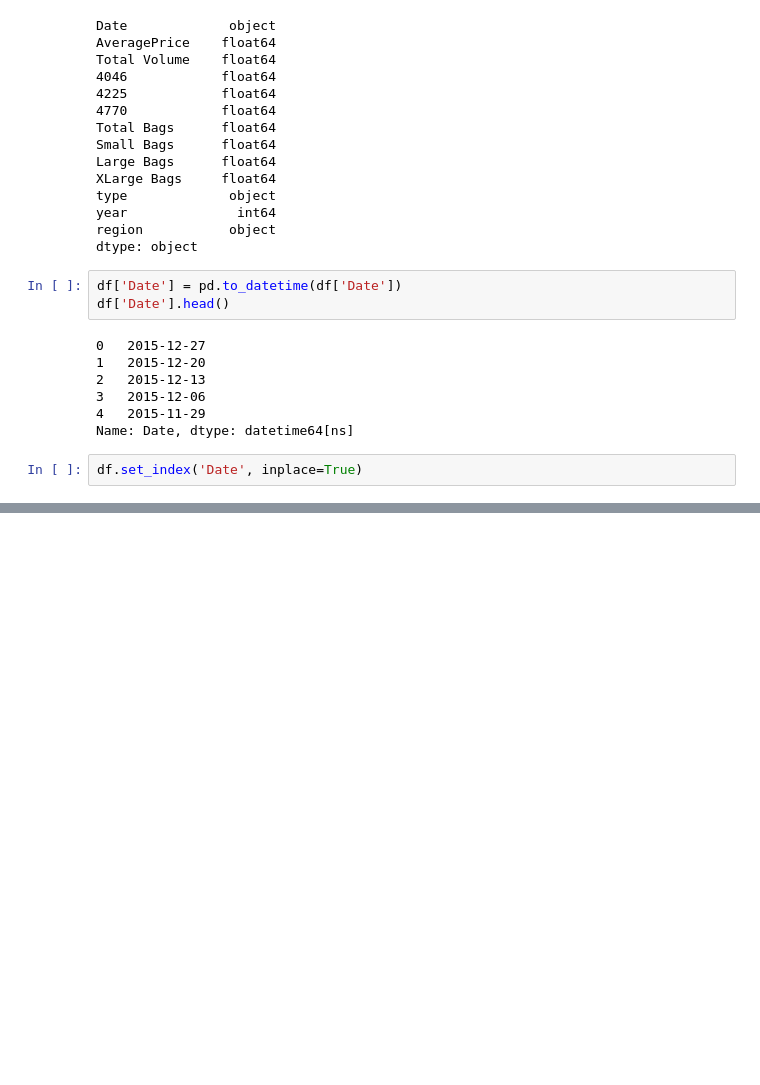
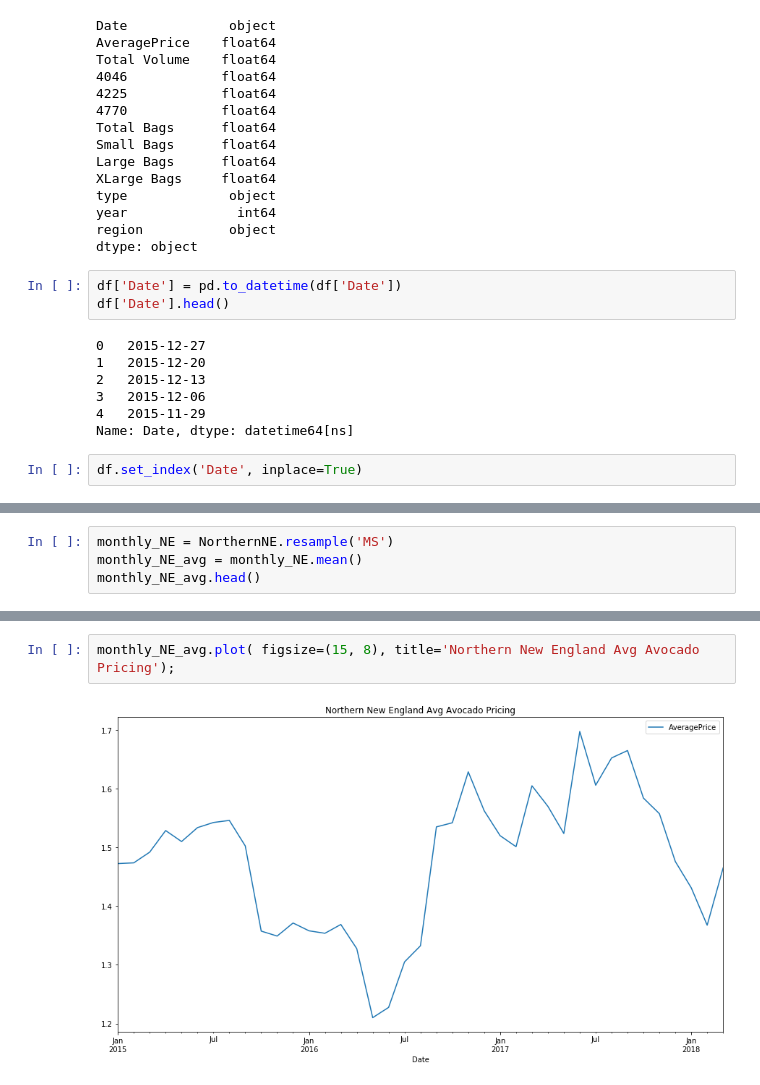
Before and after one commit to mcerow/avocado_timeseries, a Jupyter notebook: Data_Cleaning.ipynb, the cells around one changed output, grey strips where cells are left out. Cells and saved outputs as stored; diff of their text form; blank space fills up the shorter version.

```diff
--- a/Data_Cleaning.ipynb
+++ b/Data_Cleaning.ipynb
@@ -60,0 +124,4 @@ df.head()
+# %%
+monthly_NE = NorthernNE.resample('MS')
+monthly_NE_avg = monthly_NE.mean()
+monthly_NE_avg.head()
@@ -61 +136,5 @@ df.head()
+# %%
+monthly_NE_avg.plot( figsize=(15, 8), title='Northern New England Avg Avocado Pricing');
+# %% [output]
+[figure, added]
 # %%
```
Also changed, not shown: parts of 15 cells of this notebook.
